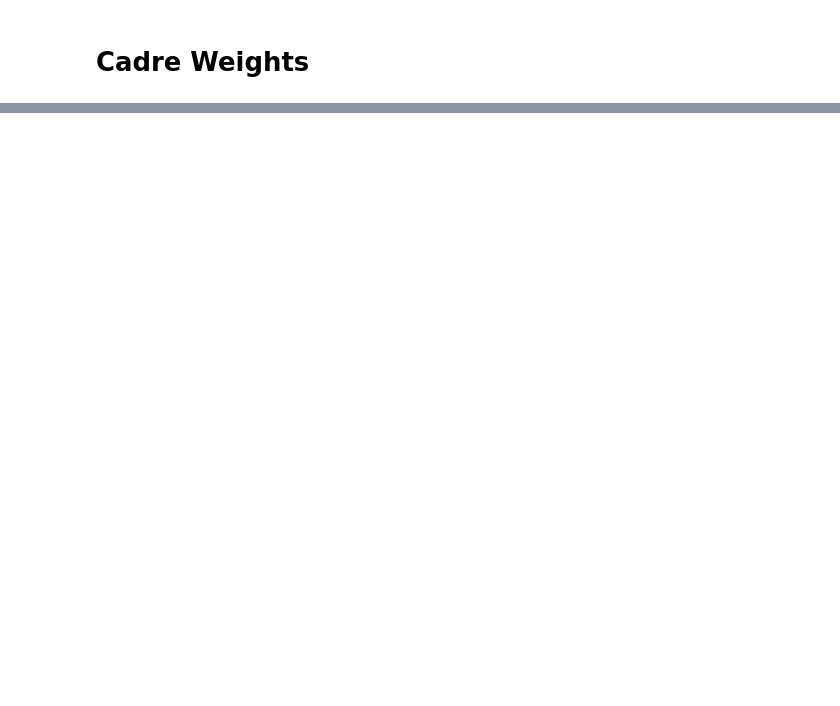
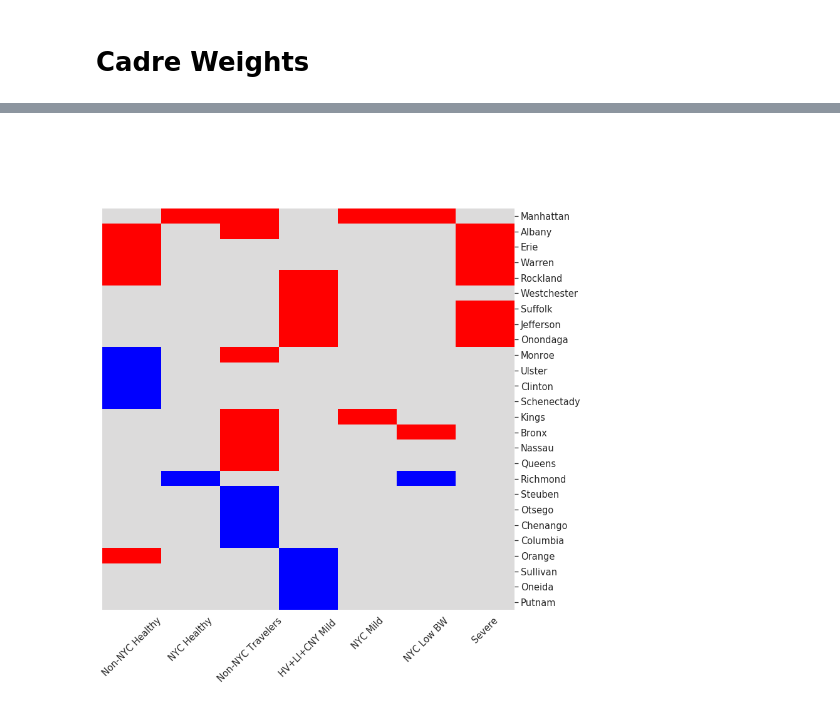
Before and after one commit to TheRensselaerIDEA/SuMMP, a Jupyter notebook: SGMM_Newborn.ipynb, the cells around one changed output, grey strips where cells are left out. Drawn from its saved outputs; the diff is of its cells as text; code cells hidden in the pictures; blank space fills up the shorter version.

```diff
--- a/SGMM_Newborn.ipynb
+++ b/SGMM_Newborn.ipynb
@@ -433,2 +433,19 @@ for cat, val in categories.items():
 # %% [markdown]
 # Cadre Weights
+# %%
+weights = np.array(modelB.weights)[:,1:]
+sorted_weights = weights[np.argsort(aggr_target["Target"].values),:].T
+# %%
+# bootstraping for coefficients of cadres to be significantly nonzero
+nBoot=1000
+
+all_coefs = np.zeros((nBoot, n_clusters, len(features)))
+
+for mm in range(n_clusters):
+    data_m = d_newborn_tr[labTrainB==mm]
+    print("Cluster %d..." % mm)
+    for b in range(nBoot):
+        d_m_b = data_m.sample(frac=1, random_state=b, replace=True)
+        log_reg = LogisticRegression(penalty='l1', solver='liblinear', C=logisRegre[mm].best_params_['C'])
+        log_reg.fit(d_m_b[features].values, d_m_b['Target'].values)
+        all_coefs[b,mm,:] = np.squeeze(log_reg.coef_)
@@ -434,0 +460,25 @@ for cat, val in categories.items():
+# %%
+# estimate a nonzero coefficient with 99% confidence interval
+quantiles = np.quantile(all_coefs, (0.005, 0.995), 0)
+zero_status = np.zeros((len(features), n_clusters))
+
+for mm in range(n_clusters):
+    for p in range(len(features)):
+        low_bound, up_bound = quantiles[:,mm,p]
+        if low_bound > 0 or up_bound < 0:
+            zero_status[p,mm] = 1
+zero_status = pd.DataFrame(zero_status, index=features)
+zero_status_order = zero_status[np.argsort(aggr_target["Target"].values)]
+# %%
+# make the weights positive, negative, and zero and only consider significant weights from bootstrapping
+qualitative_weights = (sorted_weights < 0)*(-1) + (sorted_weights > 0)*1
+filtered_weights = qualitative_weights*zero_status_order.values
+# %%
+# county weights
+county_weights = filtered_weights[categories["County"],:]
+# plot the clustermap of filtered  county weights
+county_w = plotclustmap((county_weights ) [np.sum(abs(county_weights),axis=1)>0,:],
+                        None, np.array(new_feat)[categories["County"]][np.sum(abs(county_weights),axis=1)>0],
+                        None, None, clustname, cmap=mycmap)
+# %% [output]
+[figure, added]
```
Also changed, not shown: parts of 61 cells of this notebook.
